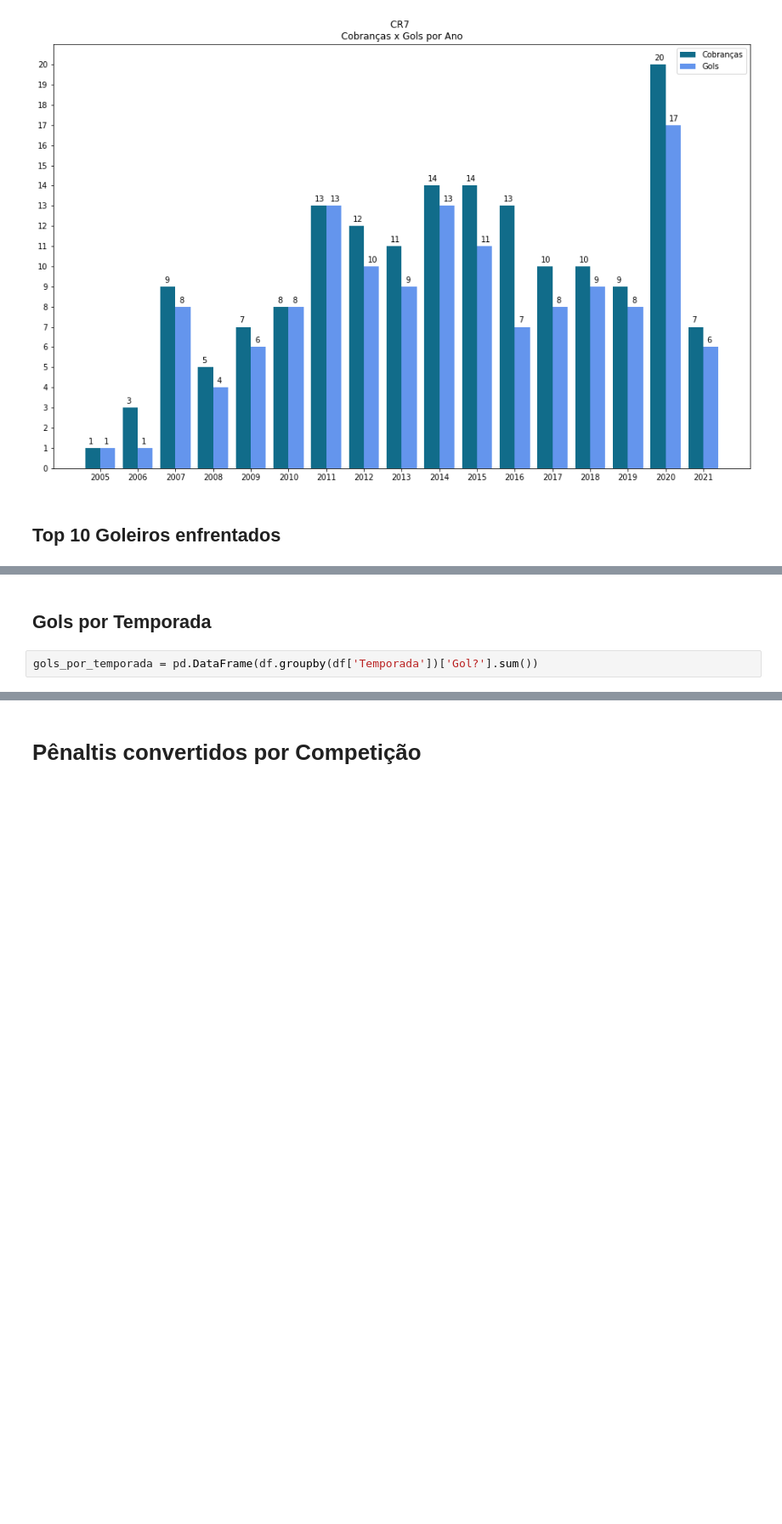
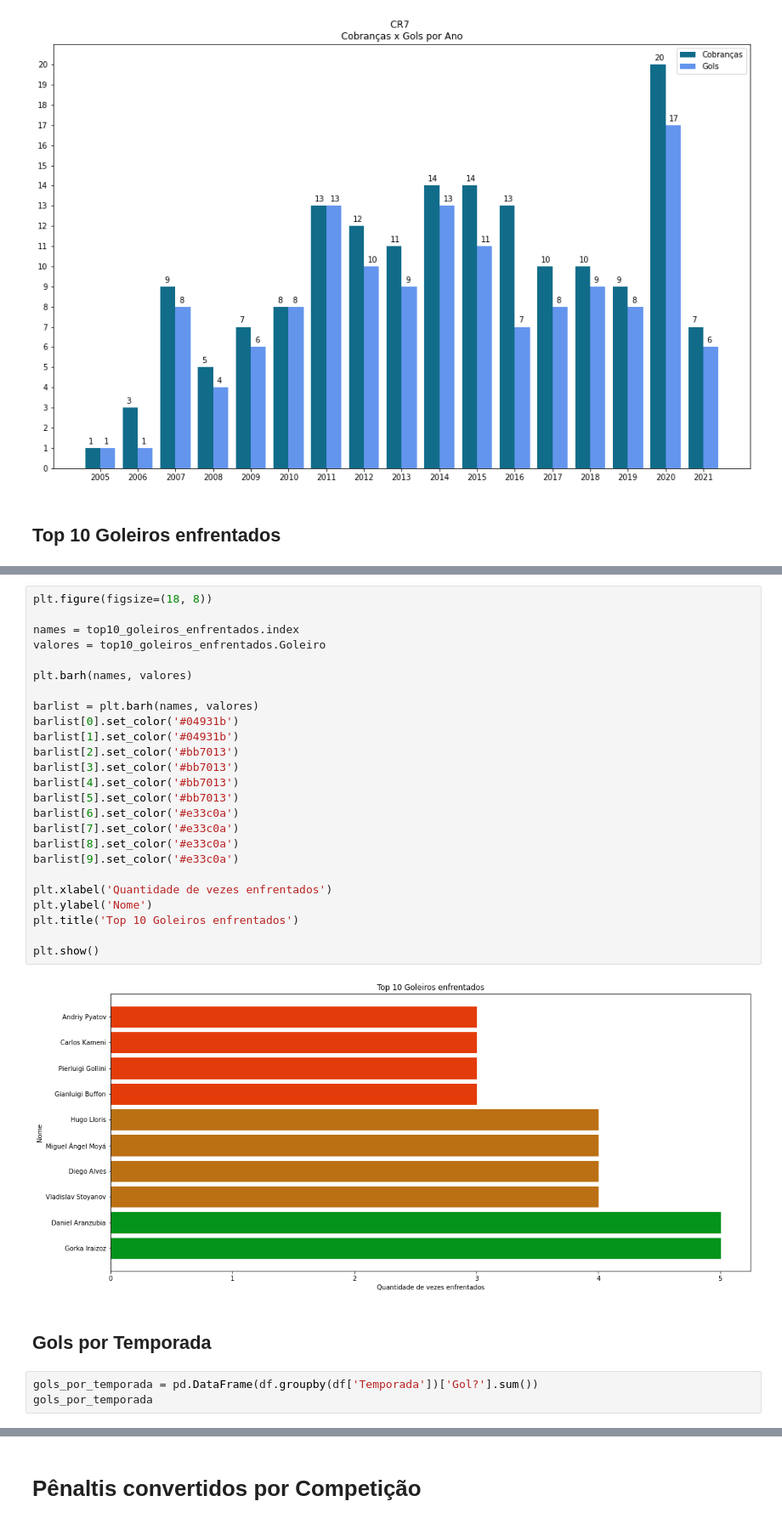
Before and after one commit to EduardoShoiti/DataScience_CR7_penaltis, a Jupyter notebook: cr7_Penaltis.ipynb, the cells around one changed output, grey strips where cells are left out. Shown at 85% size. Saved outputs shown, nothing was run; the diff lists cells and outputs as text; blank space fills up the shorter version.

Commit message:
Plotando os gráficos da seção "Top 10 Goleiros enfrentados" e "Gols por Temporada"

```diff
--- a/cr7_Penaltis.ipynb
+++ b/cr7_Penaltis.ipynb
@@ -307,4 +222,32 @@ top10_goleiros_enfrentados
+# %%
+plt.figure(figsize=(18, 8))
+
+names = top10_goleiros_enfrentados.index
+valores = top10_goleiros_enfrentados.Goleiro
+
+plt.barh(names, valores)
+
+barlist = plt.barh(names, valores)
+barlist[0].set_color('#04931b')
+barlist[1].set_color('#04931b')
+barlist[2].set_color('#bb7013')
+barlist[3].set_color('#bb7013')
+barlist[4].set_color('#bb7013')
+barlist[5].set_color('#bb7013')
+barlist[6].set_color('#e33c0a')
+barlist[7].set_color('#e33c0a')
+barlist[8].set_color('#e33c0a')
+barlist[9].set_color('#e33c0a')
+
+plt.xlabel('Quantidade de vezes enfrentados')
+plt.ylabel('Nome')
+plt.title('Top 10 Goleiros enfrentados')
+
+plt.show()
+# %% [output]
+[figure, added]
 # %% [markdown]
 ## Gols por Temporada
 # %%
 gols_por_temporada = pd.DataFrame(df.groupby(df['Temporada'])['Gol?'].sum())
+gols_por_temporada
```
Also changed, not shown: parts of 12 cells of this notebook.
